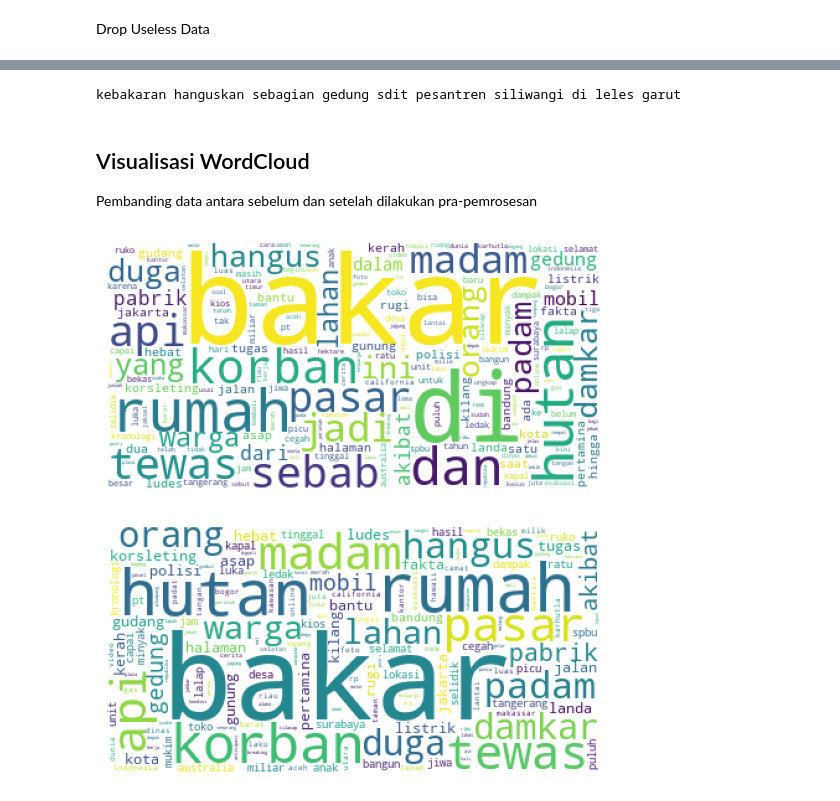
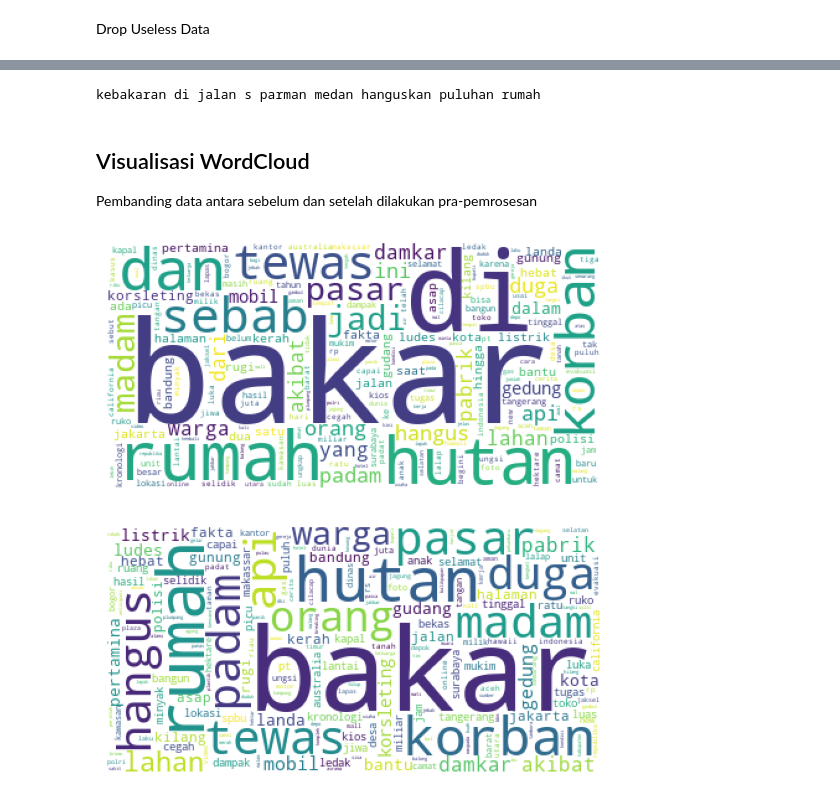
Before and after one commit to ghifarit53/text-mining, a Jupyter notebook: preprocessing/Preprocessing_Kebakaran.ipynb, the cells around one changed output, grey strips where cells are left out. Cells and saved outputs as stored; diff of their text form; code cells hidden in the pictures.

Commit message:
More Filtering

```diff
--- a/preprocessing/Preprocessing_Kebakaran.ipynb
+++ b/preprocessing/Preprocessing_Kebakaran.ipynb
@@ -190,0 +196,20 @@ df = df.drop([180]).reset_index(drop=True)
+# %%
+import pandas as pd
+import ahocorasick
+
+# Define the keyword
+keyword = "bakar"
+
+# Create an Aho-Corasick automaton
+automaton = ahocorasick.Automaton()
+
+# Add the keyword to the automaton
+automaton.add_word(keyword, keyword)
+
+# Build the automaton
+automaton.make_automaton()
+
+# Filter out rows that do not contain the keyword
+filtered_df = df[df['stem'].apply(lambda x: any(keyword in word.lower() for _, word in automaton.iter(x.lower())))].reset_index(drop=True)
+# Print the filtered DataFrame
+print(filtered_df)
@@ -191,29 +234,29 @@ df = df.drop([180]).reset_index(drop=True)
 # %%
-num = df.loc[177, 'title']
+num = df.loc[2000, 'title']
 print(num)
 # %% [output]
-kebakaran hanguskan sebagian gedung sdit pesantren siliwangi di leles garut
+kebakaran di jalan s parman medan hanguskan puluhan rumah
 # %% [markdown]
 ## Visualisasi WordCloud
 
 Pembanding data antara sebelum dan setelah dilakukan pra-pemrosesan
 # %%
-text_before = ' '.join(df['stem'].tolist())
+text_before = ' '.join(filtered_df['stem'].tolist())
 wordcloud_before = WordCloud(background_color='white', collocations=False).generate(text_before)
 
 plt.imshow(wordcloud_before)
 plt.axis("off")
 plt.show()
 # %% [output]
-[figure, old version]
+[figure, new version]
 # %%
-text_after = ' '.join(df['merged'])
+text_after = ' '.join(filtered_df['merged'])
 wordcloud_after = WordCloud(background_color='white', collocations=False).generate(text_after)
 
 plt.imshow(wordcloud_after)
 plt.axis("off")
 plt.show()
 # %% [output]
-[figure, old version]
+[figure, new version]
 # %%
 # Simpan output ke dalam CSV
```
Also changed, not shown: parts of 5 cells of this notebook, 1 other file.
